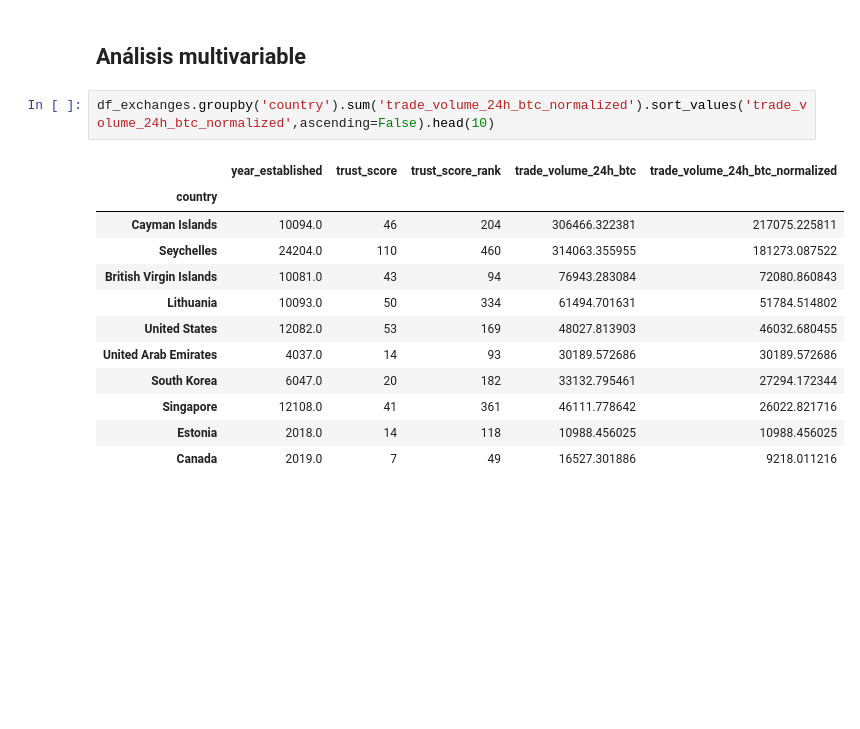
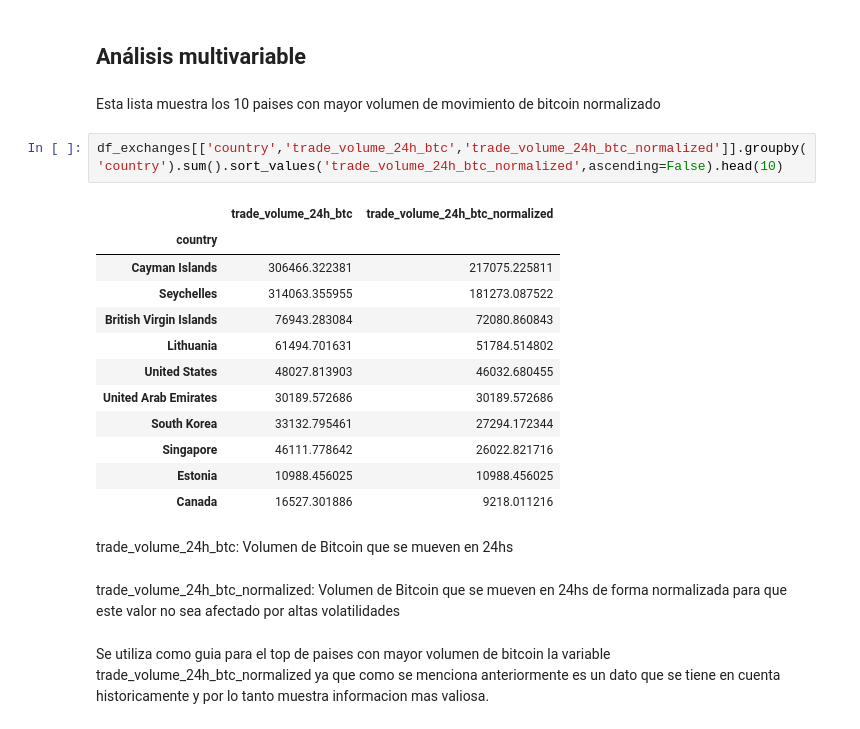
Before and after one commit to Galo0000/Analitics_Proyect_Cryptocurrency, a Jupyter notebook: EDA.ipynb, the cells around one changed output. Cells and saved outputs as stored; diff of their text form; blank space fills up the shorter version.

```diff
--- a/EDA.ipynb
+++ b/EDA.ipynb
@@ -338,18 +362,26 @@ sns.countplot(data=df_exchanges,x='country')
 #### El pais que alberga mas echanges es Seychelles que un archipiélago, frente a africa oriental.
 # %% [markdown]
 ## Análisis multivariable
+# %% [markdown]
+Esta lista muestra los 10 paises con mayor volumen de movimiento de bitcoin normalizado
 # %%
-df_exchanges.groupby('country').sum('trade_volume_24h_btc_normalized').sort_values('trade_volume_24h_btc_normalized',ascending=False).head(10)
+df_exchanges[['country','trade_volume_24h_btc','trade_volume_24h_btc_normalized']].groupby('country').sum().sort_values('trade_volume_24h_btc_normalized',ascending=False).head(10)
 # %% [output]
-|  | year_established | trust_score | trust_score_rank | trade_volume_24h_btc | trade_volume_24h_btc_normalized |
-| country |  |  |  |  |  |
-| Cayman Islands | 10094.0 | 46 | 204 | 306466.322381 | 217075.225811 |
-| Seychelles | 24204.0 | 110 | 460 | 314063.355955 | 181273.087522 |
-| British Virgin Islands | 10081.0 | 43 | 94 | 76943.283084 | 72080.860843 |
-| Lithuania | 10093.0 | 50 | 334 | 61494.701631 | 51784.514802 |
-| United States | 12082.0 | 53 | 169 | 48027.813903 | 46032.680455 |
-| United Arab Emirates | 4037.0 | 14 | 93 | 30189.572686 | 30189.572686 |
-| South Korea | 6047.0 | 20 | 182 | 33132.795461 | 27294.172344 |
-| Singapore | 12108.0 | 41 | 361 | 46111.778642 | 26022.821716 |
-| Estonia | 2018.0 | 14 | 118 | 10988.456025 | 10988.456025 |
-| Canada | 2019.0 | 7 | 49 | 16527.301886 | 9218.011216 |
+|  | trade_volume_24h_btc | trade_volume_24h_btc_normalized |
+| country |  |  |
+| Cayman Islands | 306466.322381 | 217075.225811 |
+| Seychelles | 314063.355955 | 181273.087522 |
+| British Virgin Islands | 76943.283084 | 72080.860843 |
+| Lithuania | 61494.701631 | 51784.514802 |
+| United States | 48027.813903 | 46032.680455 |
+| United Arab Emirates | 30189.572686 | 30189.572686 |
+| South Korea | 33132.795461 | 27294.172344 |
+| Singapore | 46111.778642 | 26022.821716 |
+| Estonia | 10988.456025 | 10988.456025 |
+| Canada | 16527.301886 | 9218.011216 |
+# %% [markdown]
+trade_volume_24h_btc: Volumen de Bitcoin que se mueven en 24hs
+# %% [markdown]
+trade_volume_24h_btc_normalized: Volumen de Bitcoin que se mueven en 24hs de forma normalizada para que este valor no sea afectado por altas volatilidades
+# %% [markdown]
+Se utiliza como guia para el top de paises con mayor volumen de bitcoin la variable trade_volume_24h_btc_normalized ya que como se menciona anteriormente es un dato que se tiene en cuenta historicamente y por lo tanto muestra informacion mas valiosa.
```
Also changed, not shown: parts of 6 cells of this notebook.
